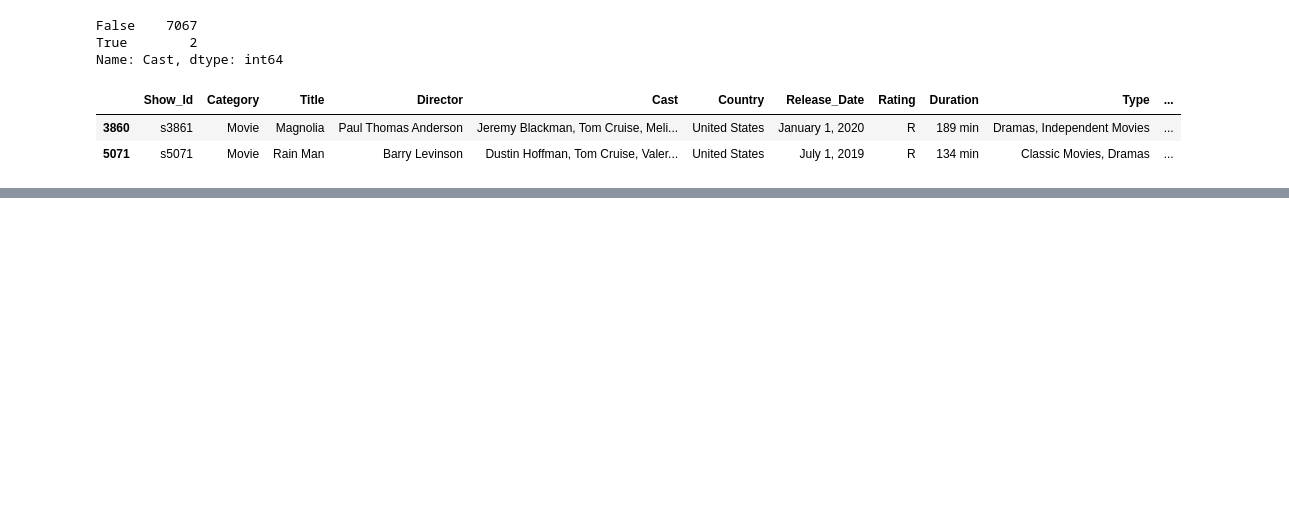
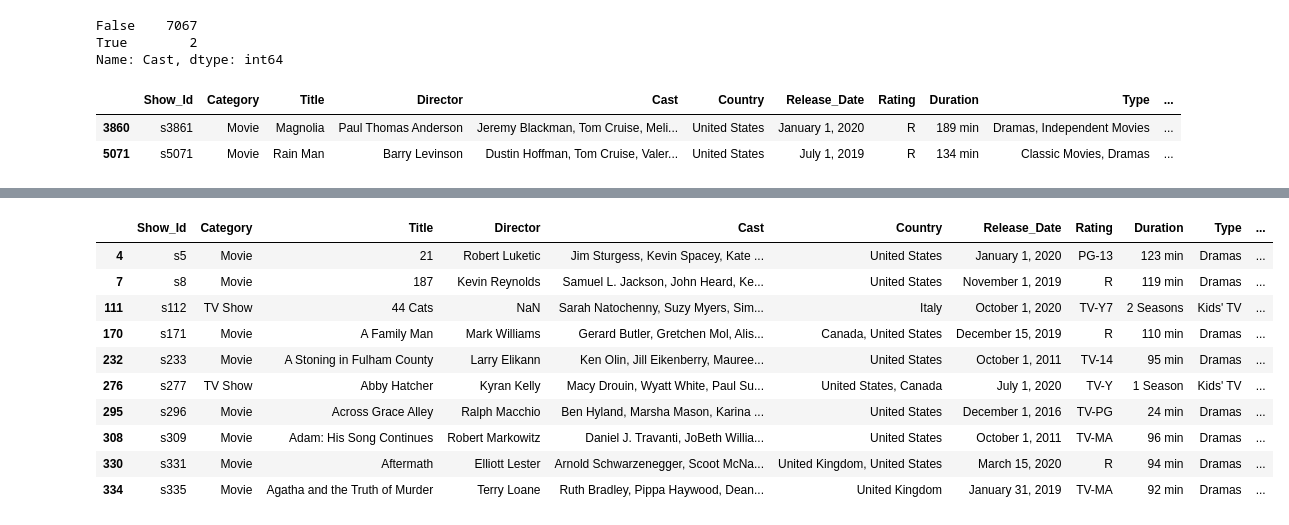
Before and after one commit to Jay-Jun123/DA_Project, a Jupyter notebook: Netflex/netflex.ipynb, the cells around one changed output, grey strips where cells are left out. Drawn from its saved outputs; the diff is of its cells as text; code cells hidden in the pictures; blank space fills up the shorter version.

```diff
--- a/Netflex/netflex.ipynb
+++ b/Netflex/netflex.ipynb
@@ -419,0 +533,14 @@ netflix_new[netflix_new['Cast'].str.contains('Tom Cruise')]
+# %%
+netflix[((netflix['Category']=='Movie') & (netflix['Type']=='Dramas')) | ((netflix['Category']=='TV Show') & (netflix['Type']=="Kids' TV"))].head(10)
+# %% [output]
+|  | Show_Id | Category | Title | Director | Cast | Country | Release_Date | Rating | Duration | Type | ... |
+| 4 | s5 | Movie | 21 | Robert Luketic | Jim Sturgess, Kevin Spacey, Kate ... | United States | January 1, 2020 | PG-13 | 123 min | Dramas | ... |
+| 7 | s8 | Movie | 187 | Kevin Reynolds | Samuel L. Jackson, John Heard, Ke... | United States | November 1, 2019 | R | 119 min | Dramas | ... |
+| 111 | s112 | TV Show | 44 Cats | NaN | Sarah Natochenny, Suzy Myers, Sim... | Italy | October 1, 2020 | TV-Y7 | 2 Seasons | Kids' TV | ... |
+| 170 | s171 | Movie | A Family Man | Mark Williams | Gerard Butler, Gretchen Mol, Alis... | Canada, United States | December 15, 2019 | R | 110 min | Dramas | ... |
+| 232 | s233 | Movie | A Stoning in Fulham County | Larry Elikann | Ken Olin, Jill Eikenberry, Mauree... | United States | October 1, 2011 | TV-14 | 95 min | Dramas | ... |
+| 276 | s277 | TV Show | Abby Hatcher | Kyran Kelly | Macy Drouin, Wyatt White, Paul Su... | United States, Canada | July 1, 2020 | TV-Y | 1 Season | Kids' TV | ... |
+| 295 | s296 | Movie | Across Grace Alley | Ralph Macchio | Ben Hyland, Marsha Mason, Karina ... | United States | December 1, 2016 | TV-PG | 24 min | Dramas | ... |
+| 308 | s309 | Movie | Adam: His Song Continues | Robert Markowitz | Daniel J. Travanti, JoBeth Willia... | United States | October 1, 2011 | TV-MA | 96 min | Dramas | ... |
+| 330 | s331 | Movie | Aftermath | Elliott Lester | Arnold Schwarzenegger, Scoot McNa... | United Kingdom, United States | March 15, 2020 | R | 94 min | Dramas | ... |
+| 334 | s335 | Movie | Agatha and the Truth of Murder | Terry Loane | Ruth Bradley, Pippa Haywood, Dean... | United Kingdom | January 31, 2019 | TV-MA | 92 min | Dramas | ... |
```
Also changed, not shown: parts of 22 cells of this notebook.
